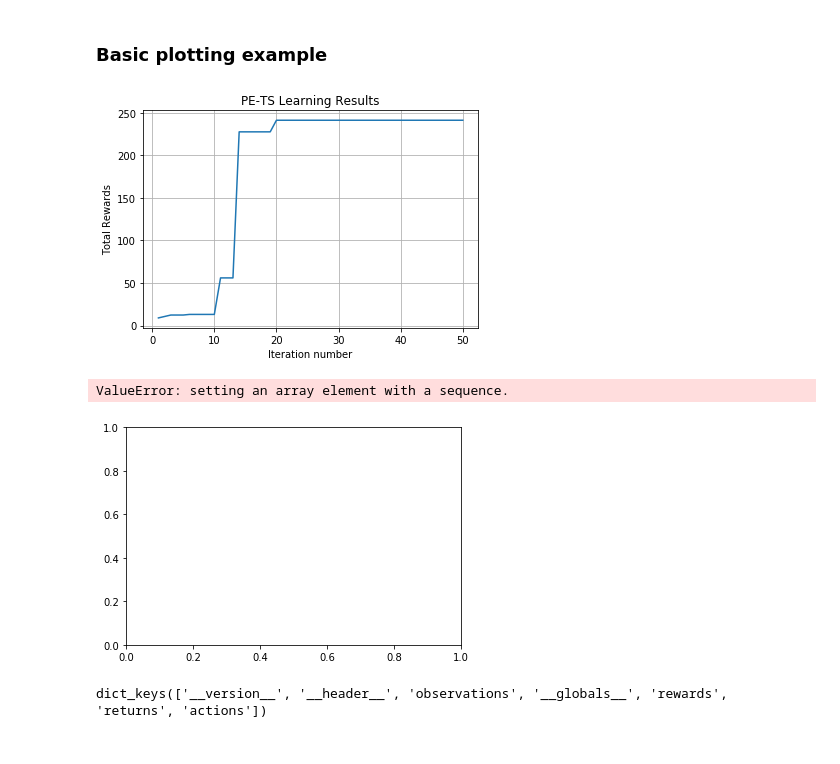
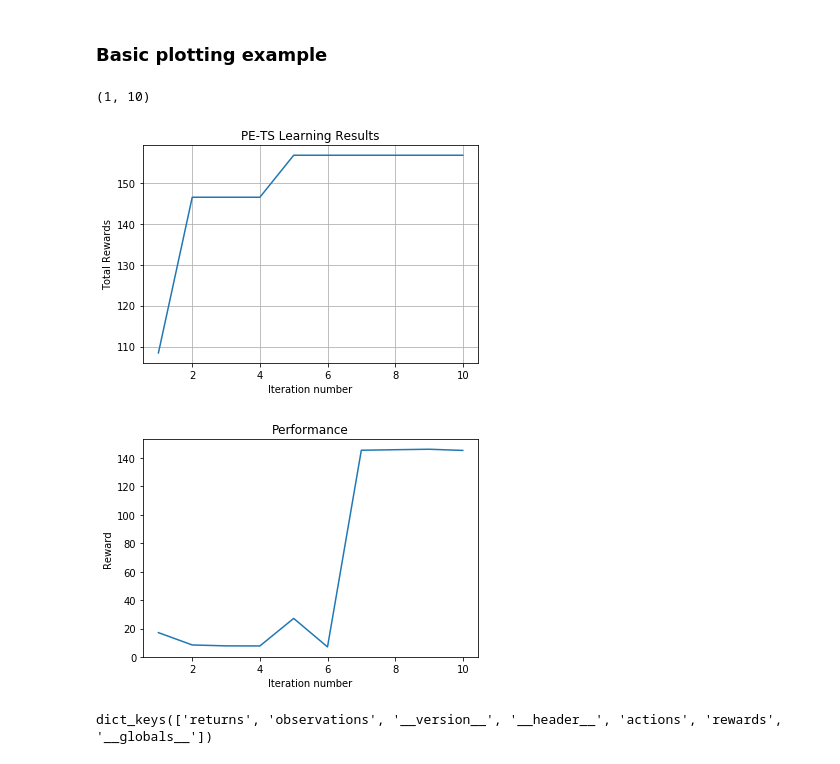
Before and after one commit to azeng97/avdrift, a Jupyter notebook: ws/src/drift_agent/rl/handful-of-trials/plotter.ipynb, the cells around one changed output. Drawn from its saved outputs; the diff is of its cells as text; code cells hidden in the pictures.

```diff
--- a/ws/src/drift_agent/rl/handful-of-trials/plotter.ipynb
+++ b/ws/src/drift_agent/rl/handful-of-trials/plotter.ipynb
@@ -10,13 +10,14 @@ import matplotlib.pyplot as plt
 # %% [markdown]
 ### Basic plotting example
 # %%
-log_dir = "scripts/log"       # Directory specified in script, not including date+time
-min_num_trials = 50   # Plots up to this many trials
+log_dir = "scripts/log/11-16a"       # Directory specified in script, not including date+time
+min_num_trials = 10   # Plots up to this many trials
 
 
 returns = []
 for subdir in os.listdir(log_dir):
     data = loadmat(os.path.join(log_dir, subdir, "logs.mat"))
+    print(data["returns"].shape)
     if data["returns"].shape[1] >= min_num_trials:
         returns.append(data["returns"][0][:min_num_trials])
 returns = np.array(returns)
@@ -32,27 +33,26 @@ plt.xlabel("Iteration number")
 plt.ylabel("Total Rewards")
 plt.show()
 # %% [output]
+(1, 10)
-[figure, old version]
+[figure, new version]
 # %%
 rewards = []
 for subdir in os.listdir(log_dir):
     data = loadmat(os.path.join(log_dir, subdir, "logs.mat"))
     if data["rewards"].shape[1] >= min_num_trials:
         rewards.append(data["rewards"][0][:min_num_trials])
 rewards = np.array(rewards)
-mean = np.mean(rewards, axis=0)
-
+mean = [np.sum(reward[0][:-1]) for reward in rewards[0]]
 # Plot result
 plt.figure()
 plt.plot(np.arange(1, min_num_trials + 1), mean)
 plt.title("Performance")
 plt.xlabel("Iteration number")
 plt.ylabel("Reward")
 plt.show()
 # %% [output]
-ValueError: setting an array element with a sequence.
-[figure, old version]
+[figure, new version]
 # %%
 data.keys()
 # %% [output]
-dict_keys(['__version__', '__header__', 'observations', '__globals__', 'rewards', 'returns', 'actions'])
+dict_keys(['returns', 'observations', '__version__', '__header__', 'actions', 'rewards', '__globals__'])
```
Also changed, not shown: parts of 1 cell of this notebook, 4 other files.
